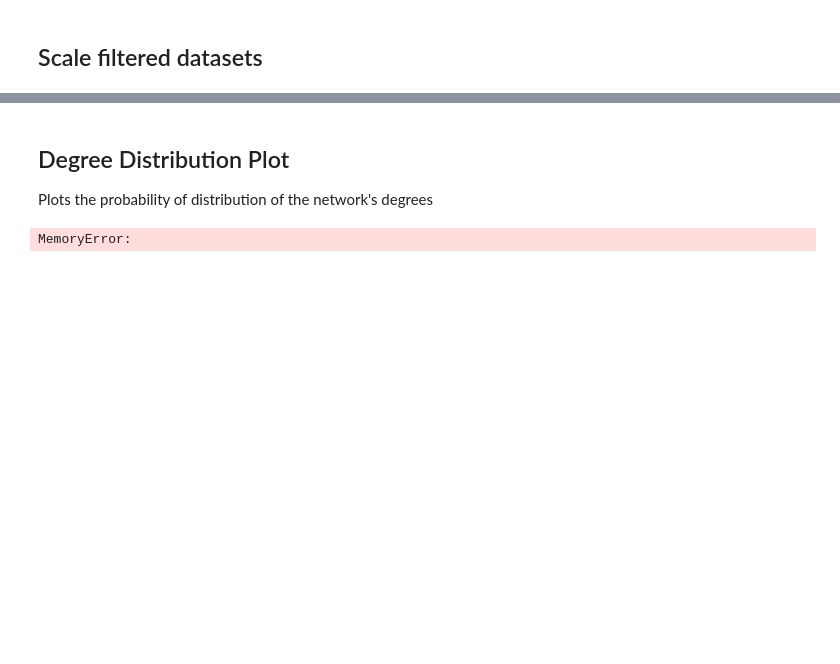
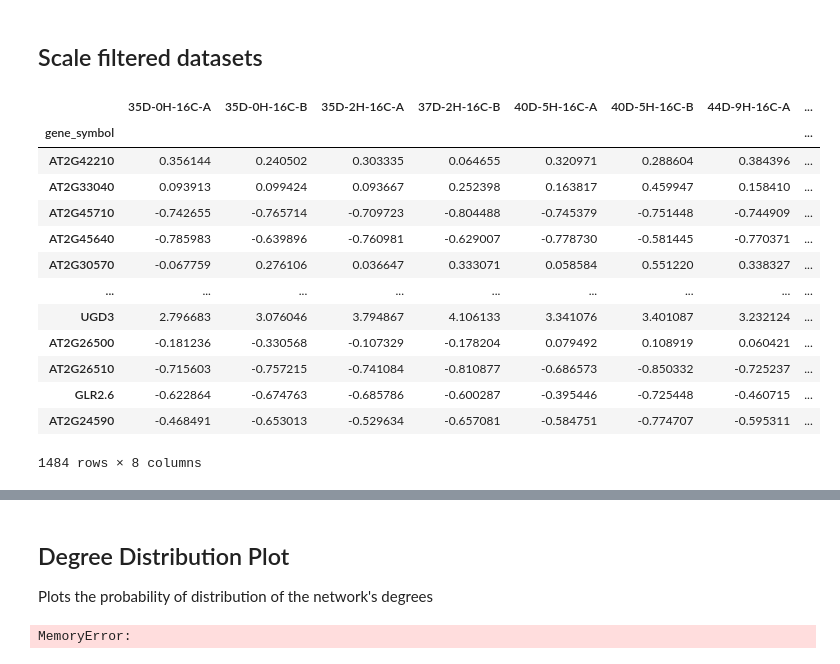
Before and after one commit to camilababo/BIONIC, a Jupyter notebook: input_files/data_pre_processing.ipynb, the cells around one changed output, grey strips where cells are left out. Saved outputs shown, nothing was run; the diff lists cells and outputs as text; code cells hidden in the pictures; blank space fills up the shorter version.

```diff
--- a/input_files/data_pre_processing.ipynb
+++ b/input_files/data_pre_processing.ipynb
@@ -332,3 +366,20 @@ scaler_twentyfive_mad = StandardScaler()
 scaled_twenty_five_mad = scaler_twentyfive_mad.fit_transform(filtered_twenty_five_mad)
 scaled_twenty_five_mad = pd.DataFrame(scaled_twenty_five_mad, columns=filtered_twenty_five_mad.columns, index=filtered_twenty_five_mad.index)
 scaled_twenty_five_mad.to_csv("../outputs/separate_conditions/scaled_twenty_five_mad.csv")
+# %%
+scaled_sixteen_mad
+# %% [output]
+|  | 35D-0H-16C-A | 35D-0H-16C-B | 35D-2H-16C-A | 37D-2H-16C-B | 40D-5H-16C-A | 40D-5H-16C-B | 44D-9H-16C-A | ... |
+| gene_symbol |  |  |  |  |  |  |  | ... |
+| AT2G42210 | 0.356144 | 0.240502 | 0.303335 | 0.064655 | 0.320971 | 0.288604 | 0.384396 | ... |
+| AT2G33040 | 0.093913 | 0.099424 | 0.093667 | 0.252398 | 0.163817 | 0.459947 | 0.158410 | ... |
+| AT2G45710 | -0.742655 | -0.765714 | -0.709723 | -0.804488 | -0.745379 | -0.751448 | -0.744909 | ... |
+| AT2G45640 | -0.785983 | -0.639896 | -0.760981 | -0.629007 | -0.778730 | -0.581445 | -0.770371 | ... |
+| AT2G30570 | -0.067759 | 0.276106 | 0.036647 | 0.333071 | 0.058584 | 0.551220 | 0.338327 | ... |
+| ... | ... | ... | ... | ... | ... | ... | ... | ... |
+| UGD3 | 2.796683 | 3.076046 | 3.794867 | 4.106133 | 3.341076 | 3.401087 | 3.232124 | ... |
+| AT2G26500 | -0.181236 | -0.330568 | -0.107329 | -0.178204 | 0.079492 | 0.108919 | 0.060421 | ... |
+| AT2G26510 | -0.715603 | -0.757215 | -0.741084 | -0.810877 | -0.686573 | -0.850332 | -0.725237 | ... |
+| GLR2.6 | -0.622864 | -0.674763 | -0.685786 | -0.600287 | -0.395446 | -0.725448 | -0.460715 | ... |
+| AT2G24590 | -0.468491 | -0.653013 | -0.529634 | -0.657081 | -0.584751 | -0.774707 | -0.595311 | ... |
+1484 rows × 8 columns
```
Also changed, not shown: parts of 5 cells of this notebook, 28 other files.
